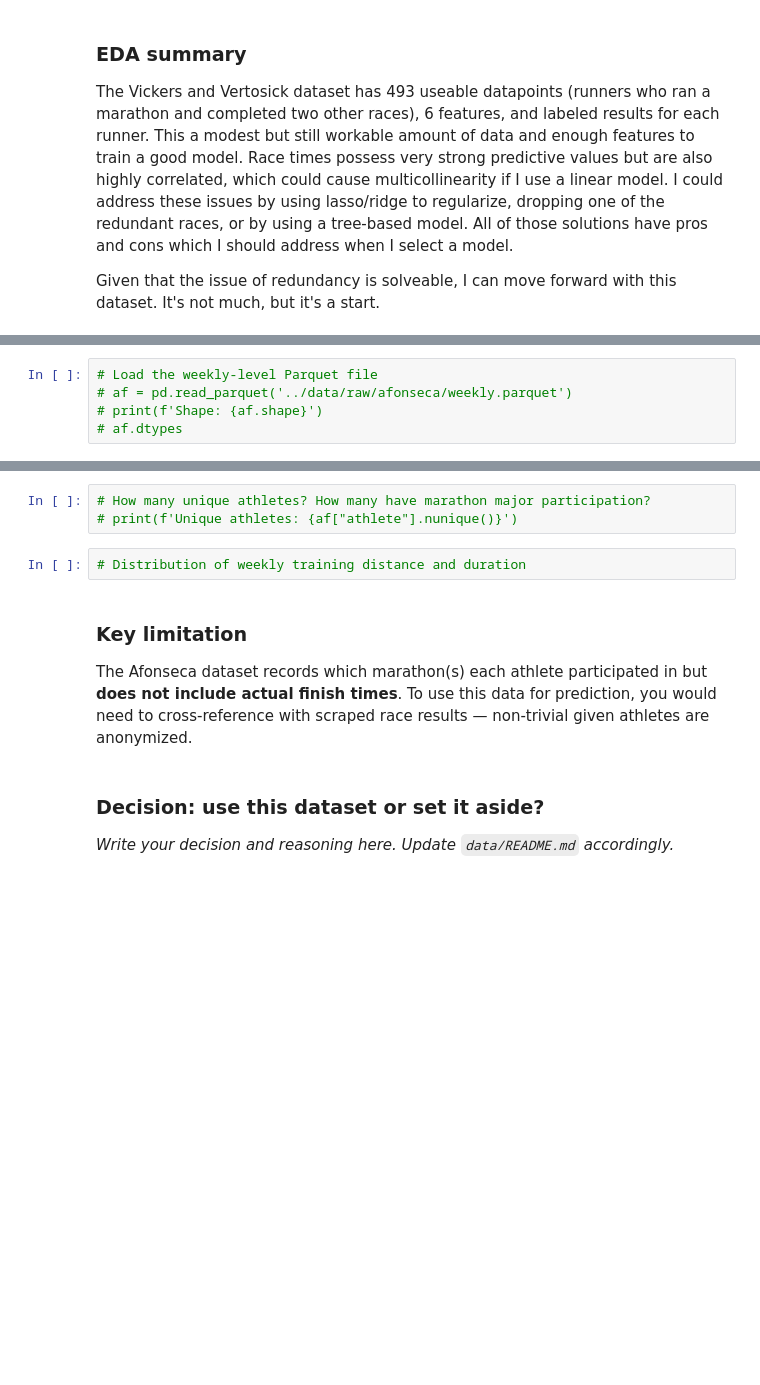
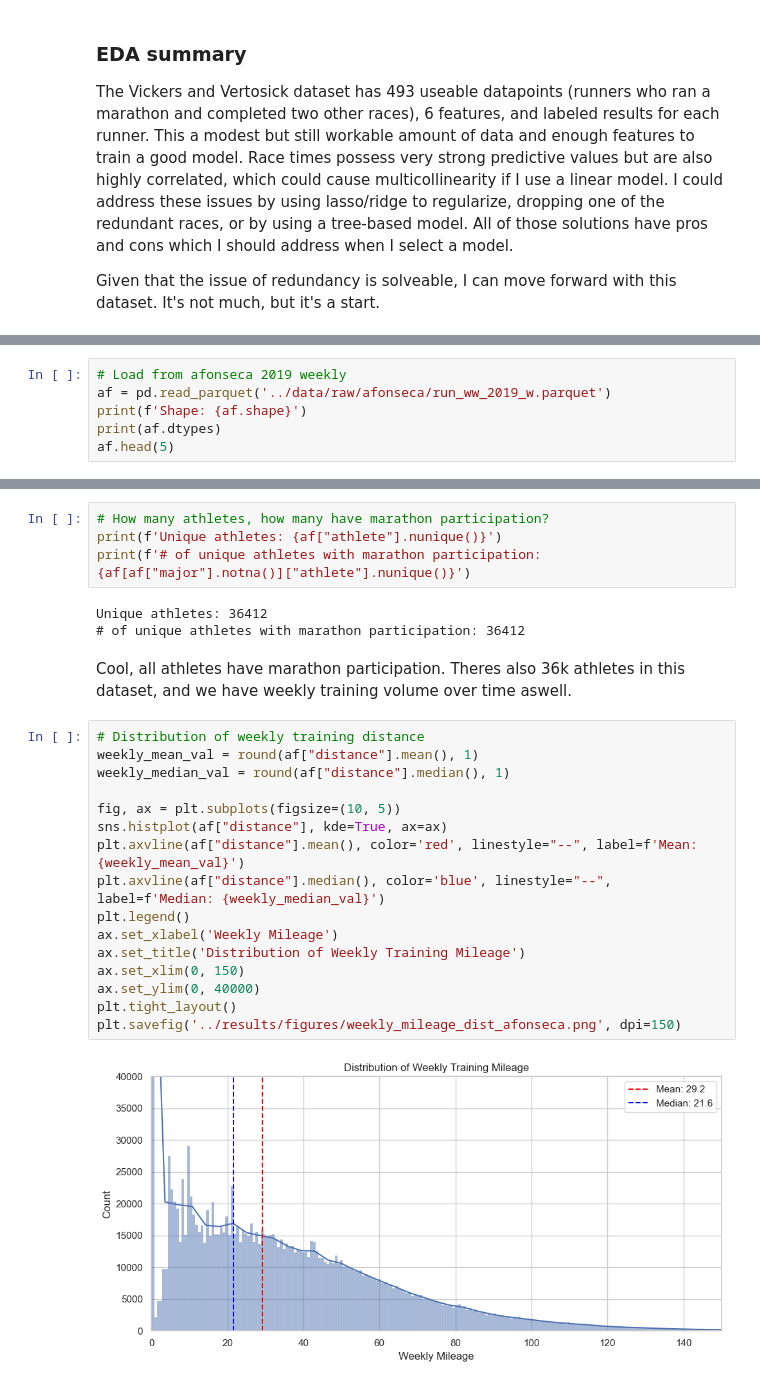
Before and after one commit to jacmil/Marathon-Pace-Predictor, a Jupyter notebook: notebooks/01_data_exploration.ipynb, the cells around one changed output, grey strips where cells are left out. Drawn from its saved outputs; the diff is of its cells as text; blank space fills up the shorter version.

Commit message:
feat: add afonseca EDA

```diff
--- a/notebooks/01_data_exploration.ipynb
+++ b/notebooks/01_data_exploration.ipynb
@@ -315,5 +315,6 @@ Quick look at the large-scale training data to decide whether it's usable within
 # %%
-# Load the weekly-level Parquet file
-# af = pd.read_parquet('../data/raw/afonseca/weekly.parquet')
-# print(f'Shape: {af.shape}')
-# af.dtypes
+# Load from afonseca 2019 weekly
+af = pd.read_parquet('../data/raw/afonseca/run_ww_2019_w.parquet')
+print(f'Shape: {af.shape}')
+print(af.dtypes)
+af.head(5)
@@ -322,13 +350,27 @@ Quick look at the large-scale training data to decide whether it's usable within
 # %%
-# How many unique athletes? How many have marathon major participation?
-# print(f'Unique athletes: {af["athlete"].nunique()}')
+# How many athletes, how many have marathon participation?
+print(f'Unique athletes: {af["athlete"].nunique()}')
+print(f'# of unique athletes with marathon participation: {af[af["major"].notna()]["athlete"].nunique()}')
+# %% [output]
+Unique athletes: 36412
+# of unique athletes with marathon participation: 36412
-# %%
-# Distribution of weekly training distance and duration
-# %% [markdown]
-### Key limitation
-
-The Afonseca dataset records which marathon(s) each athlete participated in but **does not include actual finish times**. To use this data for prediction, you would need to cross-reference with scraped race results — non-trivial given athletes are anonymized.
-# %% [markdown]
-### Decision: use this dataset or set it aside?
-
-*Write your decision and reasoning here. Update `data/README.md` accordingly.*
+# %% [markdown]
+Cool, all athletes have marathon participation. Theres also 36k athletes in this dataset, and we have weekly training volume over time aswell.
+# %%
+# Distribution of weekly training distance
+weekly_mean_val = round(af["distance"].mean(), 1)
+weekly_median_val = round(af["distance"].median(), 1)
+
+fig, ax = plt.subplots(figsize=(10, 5))
+sns.histplot(af["distance"], kde=True, ax=ax)
+plt.axvline(af["distance"].mean(), color='red', linestyle="--", label=f'Mean: {weekly_mean_val}')
+plt.axvline(af["distance"].median(), color='blue', linestyle="--", label=f'Median: {weekly_median_val}')
+plt.legend()
+ax.set_xlabel('Weekly Mileage')
+ax.set_title('Distribution of Weekly Training Mileage')
+ax.set_xlim(0, 150)
+ax.set_ylim(0, 40000)
+plt.tight_layout()
+plt.savefig('../results/figures/weekly_mileage_dist_afonseca.png', dpi=150)
+# %% [output]
+[figure, added]
```
Also changed, not shown: parts of 11 cells of this notebook.
